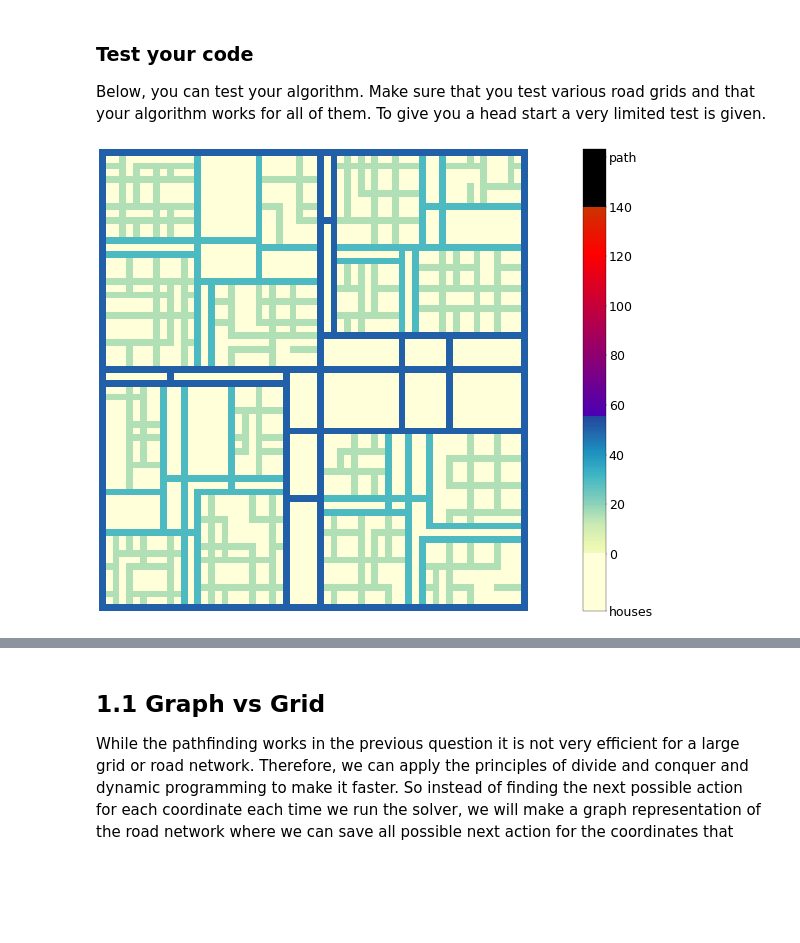
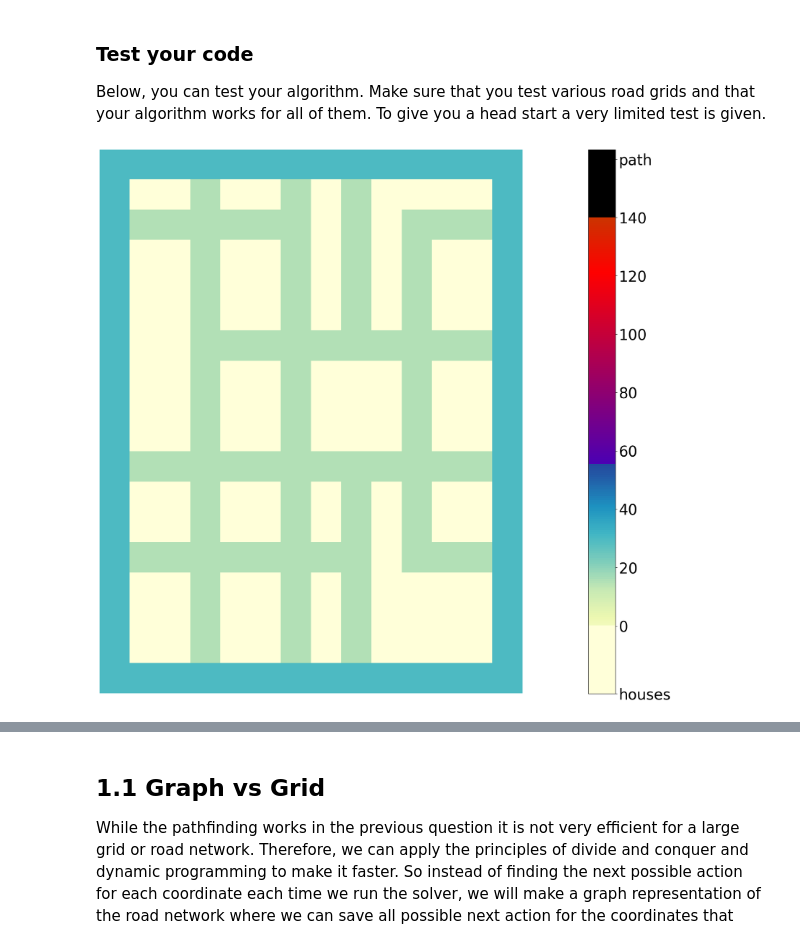
Before and after one commit to kooroshkz/Algorithms-and-Data-Structures, a Jupyter notebook: Assignment-2/assignment2.ipynb, the cells around one changed output, grey strips where cells are left out. Drawn from its saved outputs; the diff is of its cells as text; code cells hidden in the pictures; blank space fills up the shorter version.

```diff
--- a/Assignment-2/assignment2.ipynb
+++ b/Assignment-2/assignment2.ipynb
@@ -282,10 +282,10 @@ Appending to assignment2_3893995_4003748_notebook.py
 Below, you can test your algorithm. Make sure that you test various road grids and that your algorithm works for all of them. To give you a head start a very limited test is given.
 # %%
 # If you put the map generated in a separate cell you can run multiple tests on the same map
-map_ = Map(3)
+map_ = Map(1)
 map_.show()
 # %% [output]
-[figure, old version]
+[figure, new version]
 # %%
 plt.matplotlib.rcParams['figure.dpi'] = max(30, map_.size ** 0.5 // 2)  # Number of pixels, therefore, the quality of the image. A large dpi is very slow.
 
```
Also changed, not shown: parts of 12 cells of this notebook, 1 other file.
